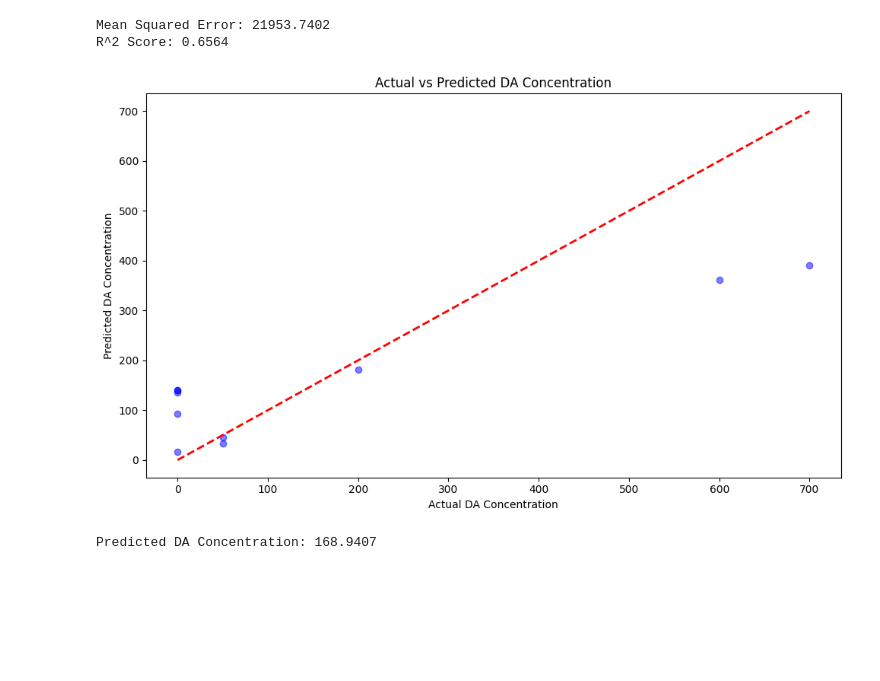
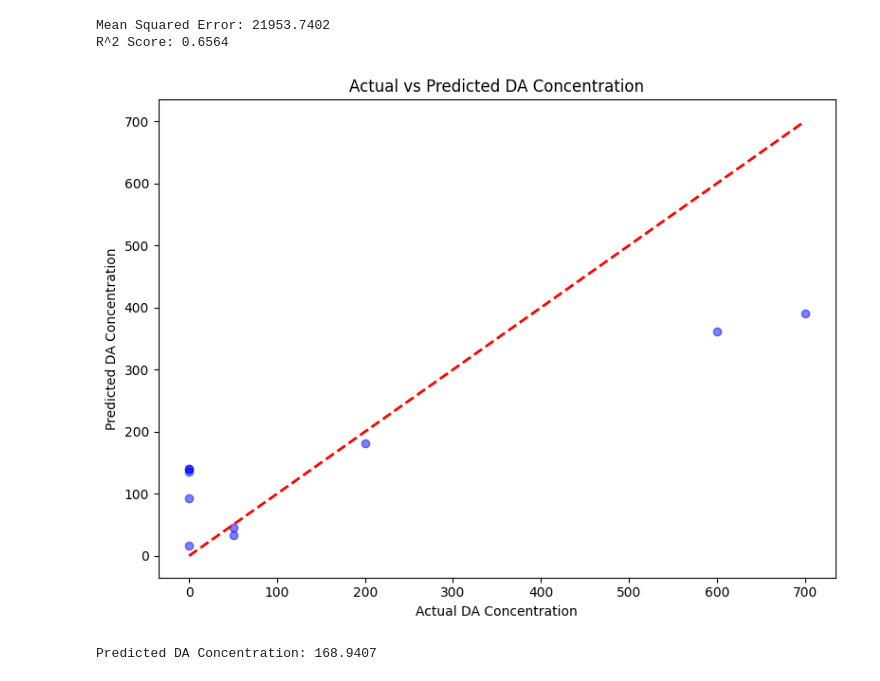
Before and after one commit to Prithviraj97/Machine-Learning-Fundamentals, a Jupyter notebook: ML Algorithms/SVR2.ipynb, the cells around one changed output. Saved outputs shown, nothing was run; the diff lists cells and outputs as text; code cells hidden in the pictures; blank space fills up the shorter version.

```diff
--- a/ML Algorithms/SVR2.ipynb
+++ b/ML Algorithms/SVR2.ipynb
@@ -43,16 +43,16 @@ Mean Squared Error: 21953.7402
 R^2 Score: 0.6564
 # %%
 # Plot actual vs predicted values
-plt.figure(figsize=(10, 6))
+plt.figure(figsize=(8,6))
 plt.scatter(y_test, y_pred, color='blue', alpha=0.5)
 plt.plot([y_test.min(), y_test.max()], [y_test.min(), y_test.max()], 'r--', lw=2)
 plt.xlabel('Actual DA Concentration')
 plt.ylabel('Predicted DA Concentration')
 plt.title('Actual vs Predicted DA Concentration')
 plt.tight_layout()
 plt.show()
 # %% [output]
-[figure, old version]
+[figure, new version]
 # %%
 # Example of making a new prediction
 # Replace these values with your input features
```
Also changed, not shown: parts of 1 cell of this notebook, 1 other file.
